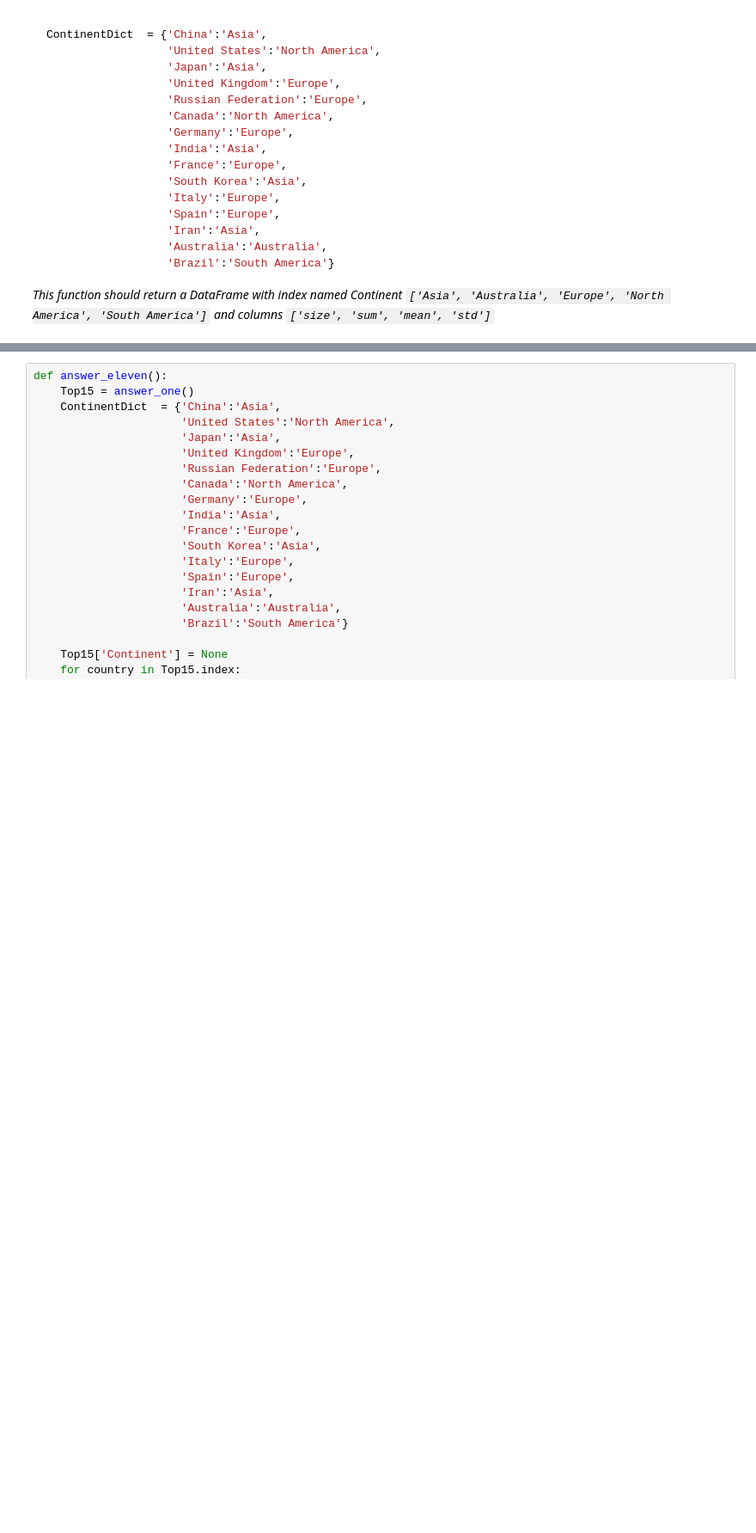
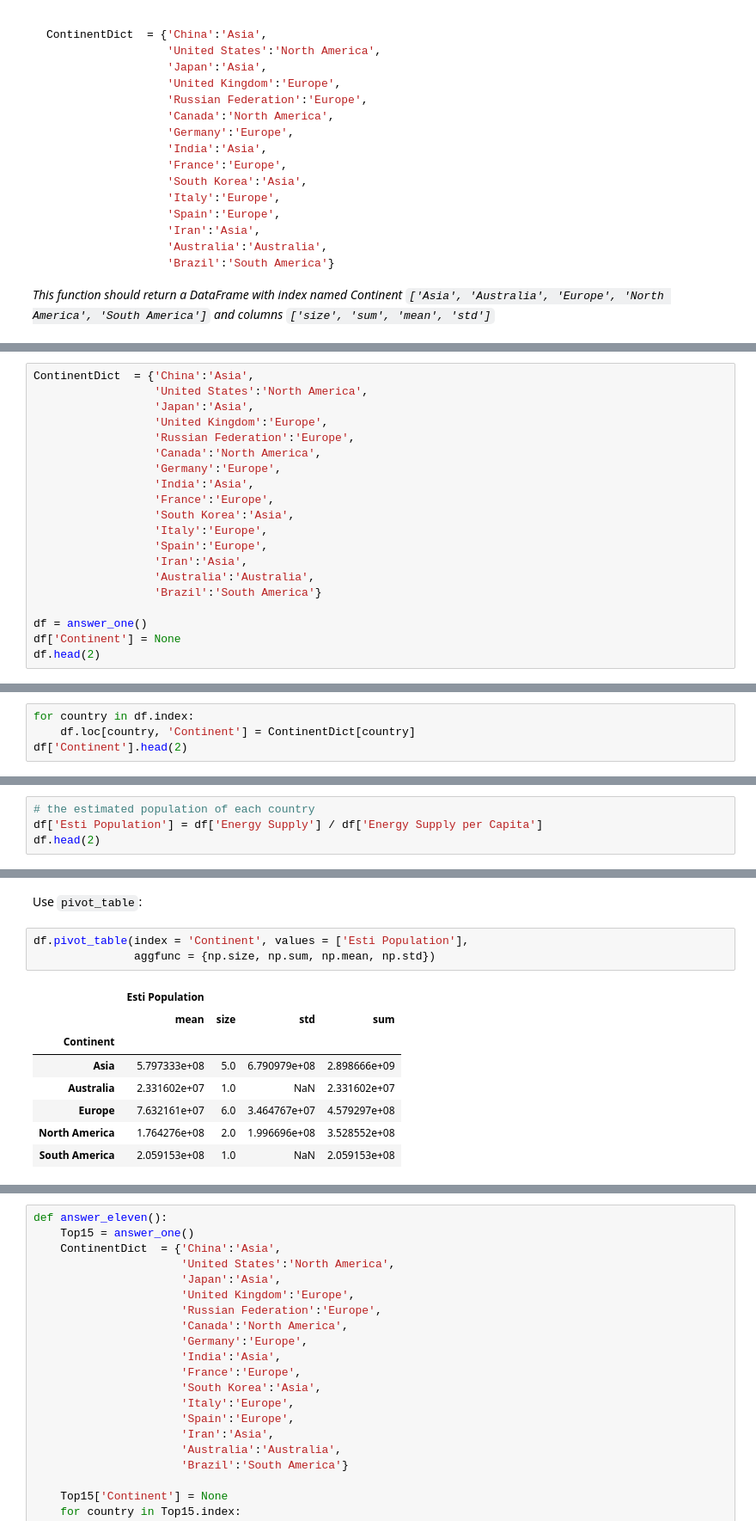
Before and after one commit to yunjcai/Applied-Data-Science-with-Python-Specialization, a Jupyter notebook: 1. Introduction to Data Science in Python/Week 3/Assignment+3.ipynb, the cells around one changed output, grey strips where cells are left out. Shown: that part at 86% size. Saved outputs shown, nothing was run; the diff lists cells and outputs as text; blank space fills up the shorter version.

```diff
--- a/1. Introduction to Data Science in Python/Week 3/Assignment+3.ipynb
+++ b/1. Introduction to Data Science in Python/Week 3/Assignment+3.ipynb
@@ -894,0 +873,20 @@ ContinentDict  = {'China':'Asia',
+# %%
+ContinentDict  = {'China':'Asia',
+                  'United States':'North America',
+                  'Japan':'Asia',
+                  'United Kingdom':'Europe',
+                  'Russian Federation':'Europe',
+                  'Canada':'North America',
+                  'Germany':'Europe',
+                  'India':'Asia',
+                  'France':'Europe',
+                  'South Korea':'Asia',
+                  'Italy':'Europe',
+                  'Spain':'Europe',
+                  'Iran':'Asia',
+                  'Australia':'Australia',
+                  'Brazil':'South America'}
+
+df = answer_one()
+df['Continent'] = None
+df.head(2)
@@ -894,0 +899,4 @@ ContinentDict  = {'China':'Asia',
+# %%
+for country in df.index:
+    df.loc[country, 'Continent'] = ContinentDict[country]
+df['Continent'].head(2)
@@ -894,0 +908,4 @@ ContinentDict  = {'China':'Asia',
+# %%
+# the estimated population of each country
+df['Esti Population'] = df['Energy Supply'] / df['Energy Supply per Capita']
+df.head(2)
@@ -894,0 +938,14 @@ ContinentDict  = {'China':'Asia',
+# %% [markdown]
+Use `pivot_table`:
+# %%
+df.pivot_table(index = 'Continent', values = ['Esti Population'],
+               aggfunc = {np.size, np.sum, np.mean, np.std})
+# %% [output]
+|  | Esti Population |  |  |  |
+|  | mean | size | std | sum |
+| Continent |  |  |  |  |
+| Asia | 5.797333e+08 | 5.0 | 6.790979e+08 | 2.898666e+09 |
+| Australia | 2.331602e+07 | 1.0 | NaN | 2.331602e+07 |
+| Europe | 7.632161e+07 | 6.0 | 3.464767e+07 | 4.579297e+08 |
+| North America | 1.764276e+08 | 2.0 | 1.996696e+08 | 3.528552e+08 |
+| South America | 2.059153e+08 | 1.0 | NaN | 2.059153e+08 |
```
Also changed, not shown: parts of 28 cells of this notebook.
